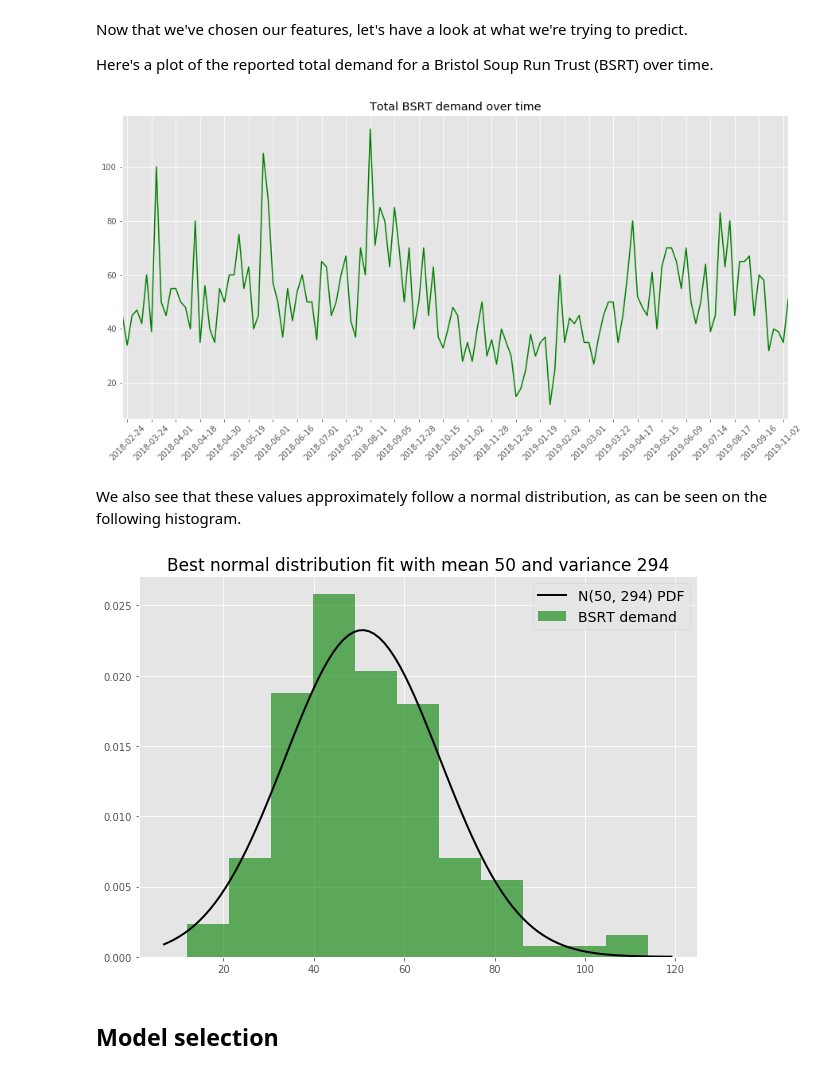
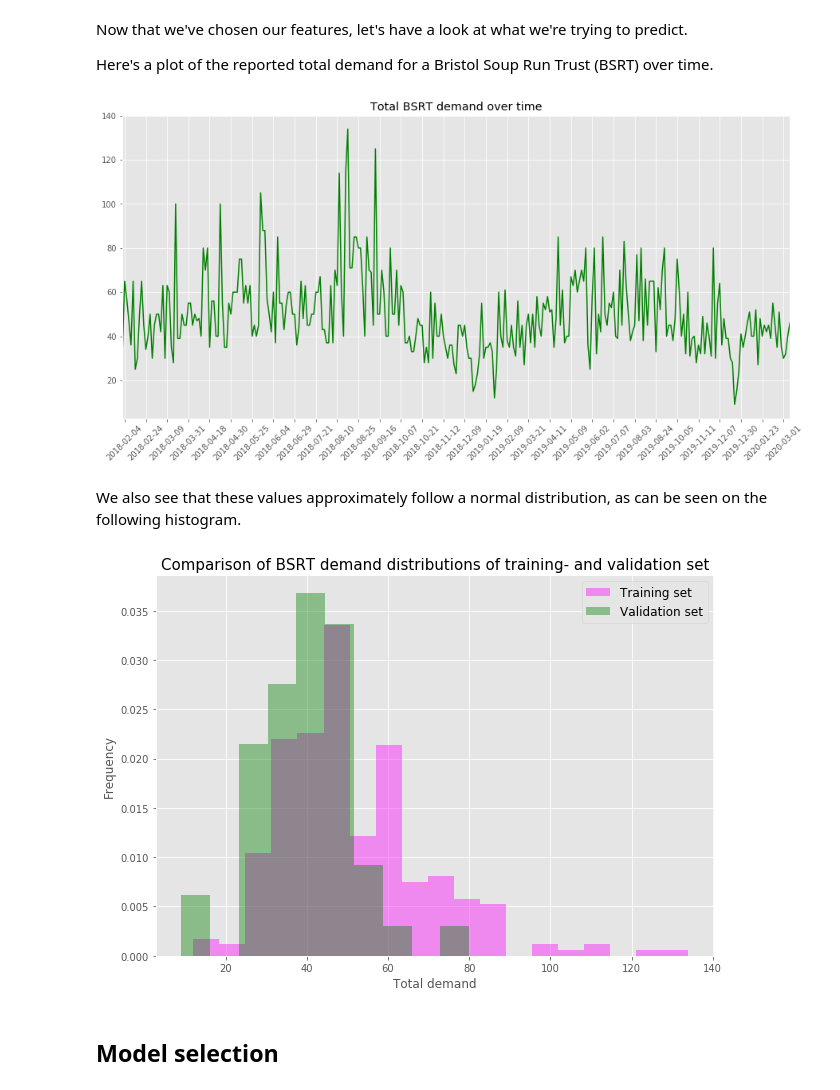
Before and after one commit to souper-streetwise/predictive-model, a Jupyter notebook: src/data_analysis.ipynb, the cells around one changed output. Saved outputs shown, nothing was run; the diff lists cells and outputs as text; code cells hidden in the pictures.

Commit message:
feat: Update to new data, include distribution plots

```diff
--- a/src/data_analysis.ipynb
+++ b/src/data_analysis.ipynb
@@ -88,33 +88,48 @@ Now that we've chosen our features, let's have a look at what we're trying to pr
 
 Here's a plot of the reported total demand for a Bristol Soup Run Trust (BSRT) over time.
 # %%
-xticks = list(range(1, len(df.index), 5))
+xticks = list(range(1, len(df.index), 10))
 ax = df.total.plot(figsize = (15, 7), title = 'Total BSRT demand over time',
                    rot = 45, xticks = xticks, color = 'g')
 ax.set_xticklabels(df.date[xticks])
 plt.show()
 # %% [output]
-[figure, old version]
+[figure, new version]
 # %% [markdown]
 We also see that these values approximately follow a normal distribution, as can be seen on the following histogram.
+# %%
+train_idxs = [idx for idx, date in zip(df.index, df.date) if earlier_than(date, '2019-11-04')]
+X_train, X_val = X.iloc[train_idxs, :], X.iloc[list(set(df.index) - set(train_idxs)), :]
+y_train, y_val = y[train_idxs], y[list(set(df.index) - set(train_idxs))]
+# %%
+model.fit(X_train, y_train)
+y_hat = model.predict(X_val)
 # %%
 plt.figure(figsize = (10,7))
 
 # Plot the histogram.
-plt.hist(df['total'], bins=11, density=True, alpha=0.6, color='g', label = 'BSRT demand')
+#plt.hist(df.total[train_idxs], bins='auto', alpha=0.4, color='green',
+#         label = 'Total BSRT demand up until 2019-11-04')
+plt.hist(y_train, bins='auto', alpha=0.4, density = True, color='magenta',
+         label = 'Training set')
+plt.hist(y_val, bins='auto', alpha=0.4, density = True, color='green',
+         label = 'Validation set')
 
 # Plot the PDF.
-xmin, xmax = plt.xlim()
-xs = np.linspace(xmin, xmax, 100)
-mu, sigma = norm.fit(df['total'])
-pdf = norm.pdf(xs, mu, sigma)
-plt.plot(xs, pdf, color = 'k', linewidth = 2, label = f'N({int(mu)}, {int(sigma ** 2)}) PDF')
+#xmin, xmax = plt.xlim()
+#xs = np.linspace(xmin, xmax, 100)
+#mu, sigma = norm.fit(df.total)
+#pdf = norm.pdf(xs, mu, sigma)
+#plt.plot(xs, pdf, color = 'k', linewidth = 2, label = f'N({int(mu)}, {int(sigma ** 2)}) PDF')
+#plt.title(f'Best normal distribution fit with mean {int(mu)} and variance {int(sigma ** 2)}', fontsize = 17)
 
-plt.title(f'Best normal distribution fit with mean {int(mu)} and variance {int(sigma ** 2)}', fontsize = 17)
-plt.legend(fontsize = 14)
+plt.title('Comparison of BSRT demand distributions of training- and validation set', fontsize = 15)
+plt.xlabel('Total demand')
+plt.ylabel('Frequency')
+plt.legend(fontsize = 12)
 plt.show()
 # %% [output]
-[figure, old version]
+[figure, new version]
 # %% [markdown]
 ## Model selection
 # %% [markdown]
```
Also changed, not shown: parts of 9 cells of this notebook, 1 other file.
